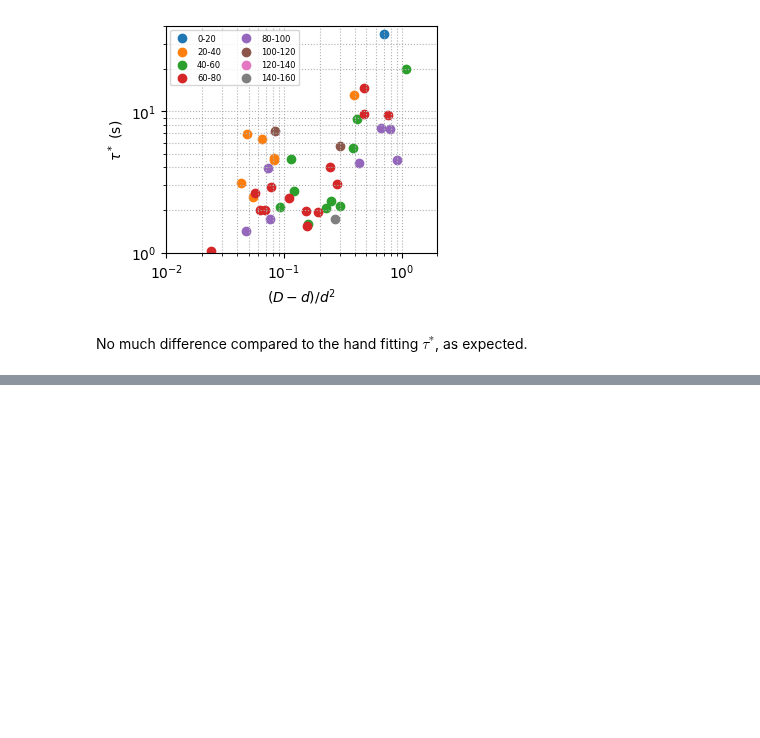
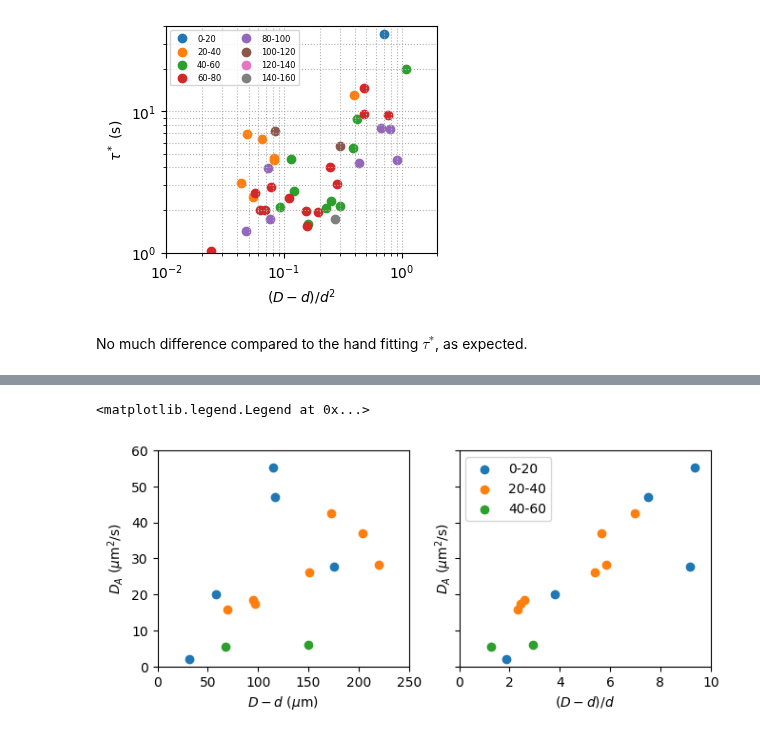
Before and after one commit to ZLoverty/DE, a Jupyter notebook: Code/DE data analysis.ipynb, the cells around one changed output, grey strips where cells are left out. Cells and saved outputs as stored; diff of their text form; code cells hidden in the pictures; blank space fills up the shorter version.

```diff
--- a/Code/DE data analysis.ipynb
+++ b/Code/DE data analysis.ipynb
@@ -645,0 +690,27 @@ No much difference compared to the hand fitting $\tau^*$, as expected.
+# %%
+log2 = log1.loc[(log1.OD>=60)&(log1.OD<=80)]
+log2 = log2.loc[~np.isnan(log2.t2)]
+bounds = [[0, 20], [20, 40], [40, 60]]
+colors = [bestcolor(0), bestcolor(1), bestcolor(2)]
+
+fig, ax = plt.subplots(ncols=2, figsize=(7.5, 3), dpi=100, sharey=True)
+
+for bound, color in zip(bounds, colors):
+    log3 = log2.loc[(log2.d>=bound[0])&(log2.d<bound[1])]
+    ax[0].scatter(log3.D - log3.d, log3.DA_fit, color=color)
+ax[0].set_xlabel("$D-d$ ($\mu$m)")
+ax[0].set_ylabel("$D_A$ ($\mu$m$^2$/s)")
+ax[0].set_xlim([0, 250])
+ax[0].set_ylim([0, 60])
+
+for bound, color in zip(bounds, colors):
+    log3 = log2.loc[(log2.d>=bound[0])&(log2.d<bound[1])]
+    ax[1].scatter((log3.D - log3.d)/log3.d, log3.DA_fit, color=color, label="{0:d}-{1:d}".format(bound[0], bound[1]))
+ax[1].set_xlabel("$(D-d)/d$")
+ax[1].set_ylabel("$D_A$ ($\mu$m$^2$/s)")
+ax[1].set_xlim([0, 10])
+ax[1].set_ylim([0, 60])
+ax[1].legend()
+# %% [output]
+<matplotlib.legend.Legend at 0x...>
+[figure, added]
```
Also changed, not shown: parts of 85 cells of this notebook, 2 other files.
